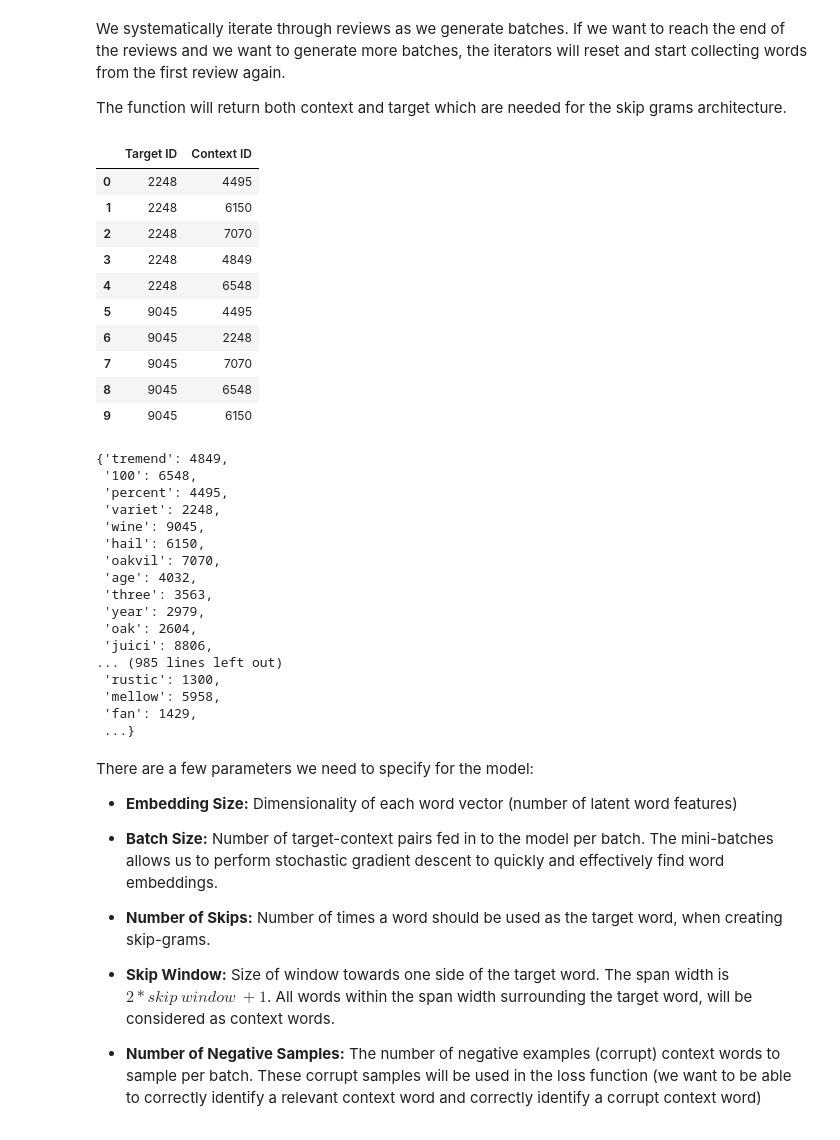
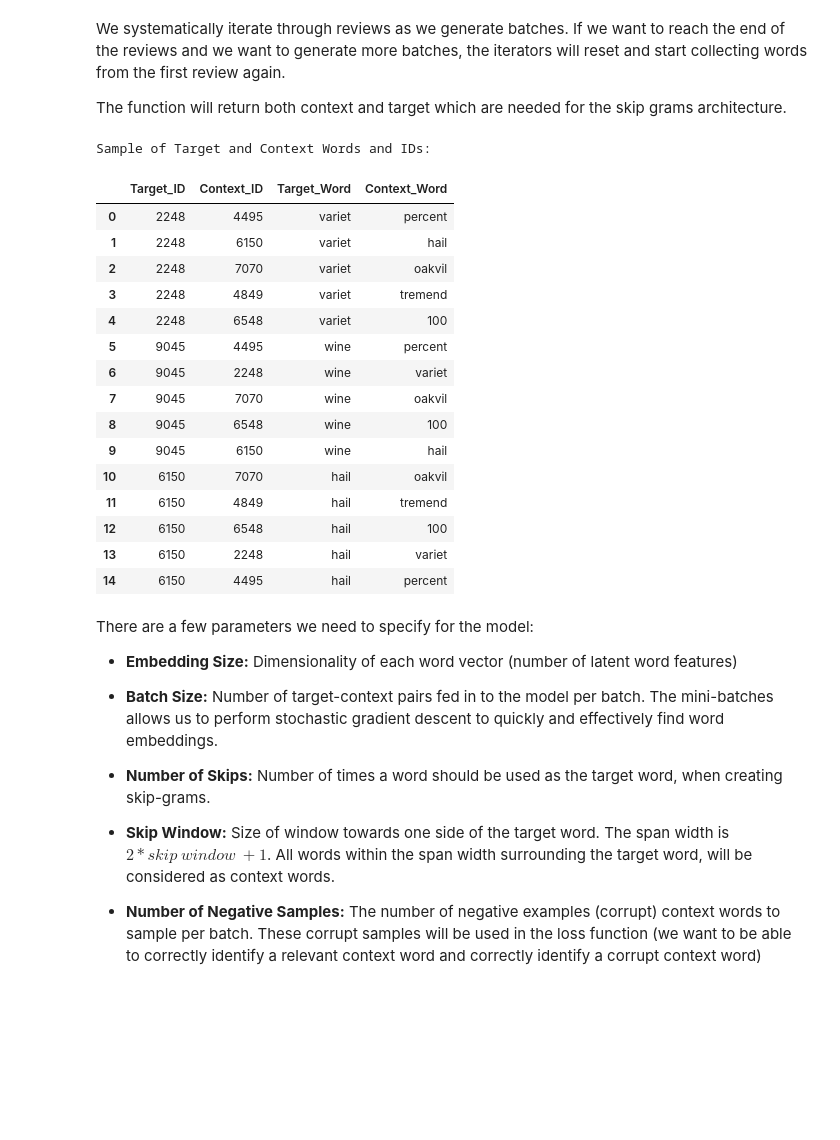
Before and after one commit to johannesharmse/wine_nlp, a Jupyter notebook: src/EDA/EDA.ipynb, the cells around one changed output. Cells and saved outputs as stored; diff of their text form; code cells hidden in the pictures; blank space fills up the shorter version.

Commit message:
Add sample context and targets

```diff
--- a/src/EDA/EDA.ipynb
+++ b/src/EDA/EDA.ipynb
@@ -333,43 +333,35 @@ skip_window = 3
 test_batch, test_labels = generate_batch(documents_mapped, batch_size, num_skips, skip_window)
 # %%
 assert test_batch.shape[0] == batch_size
-# %%
-sample = pd.DataFrame({'Target_ID': test_batch[:10],
-              'Context_ID': [x[0] for x in test_labels[:10]]})
-
-sample.Target_Word = [vocabulary_map_table[]
-# %% [output]
-|  | Target ID | Context ID |
-| 0 | 2248 | 4495 |
-| 1 | 2248 | 6150 |
-| 2 | 2248 | 7070 |
-| 3 | 2248 | 4849 |
-| 4 | 2248 | 6548 |
-| 5 | 9045 | 4495 |
-| 6 | 9045 | 2248 |
-| 7 | 9045 | 7070 |
-| 8 | 9045 | 6548 |
-| 9 | 9045 | 6150 |
-# %%
-vocabulary_map_table
-# %% [output]
-{'tremend': 4849,
- '100': 6548,
- 'percent': 4495,
- 'variet': 2248,
- 'wine': 9045,
- 'hail': 6150,
- 'oakvil': 7070,
- 'age': 4032,
- 'three': 3563,
- 'year': 2979,
- 'oak': 2604,
- 'juici': 8806,
-... (985 lines left out)
- 'rustic': 1300,
- 'mellow': 5958,
- 'fan': 1429,
- ...}
+# %%
+sample = pd.DataFrame({'Target_ID': test_batch[:15],
+              'Context_ID': [x[0] for x in test_labels[:15]]})
+
+sample['Target_Word'] = sample['Target_ID'].apply(lambda x:
+                                                  list(vocabulary_map_table.keys())[list(vocabulary_map_table.values()).index(x)])
+sample['Context_Word'] = sample['Context_ID'].apply(lambda x:
+                                                  list(vocabulary_map_table.keys())[list(vocabulary_map_table.values()).index(x)])
+
+print('Sample of Target and Context Words and IDs:\n')
+display(sample)
+# %% [output]
+Sample of Target and Context Words and IDs:
+|  | Target_ID | Context_ID | Target_Word | Context_Word |
+| 0 | 2248 | 4495 | variet | percent |
+| 1 | 2248 | 6150 | variet | hail |
+| 2 | 2248 | 7070 | variet | oakvil |
+| 3 | 2248 | 4849 | variet | tremend |
+| 4 | 2248 | 6548 | variet | 100 |
+| 5 | 9045 | 4495 | wine | percent |
+| 6 | 9045 | 2248 | wine | variet |
+| 7 | 9045 | 7070 | wine | oakvil |
+| 8 | 9045 | 6548 | wine | 100 |
+| 9 | 9045 | 6150 | wine | hail |
+| 10 | 6150 | 7070 | hail | oakvil |
+| 11 | 6150 | 4849 | hail | tremend |
+| 12 | 6150 | 6548 | hail | 100 |
+| 13 | 6150 | 2248 | hail | variet |
+| 14 | 6150 | 4495 | hail | percent |
 # %% [markdown]
 There are a few parameters we need to specify for the model:
 
```
